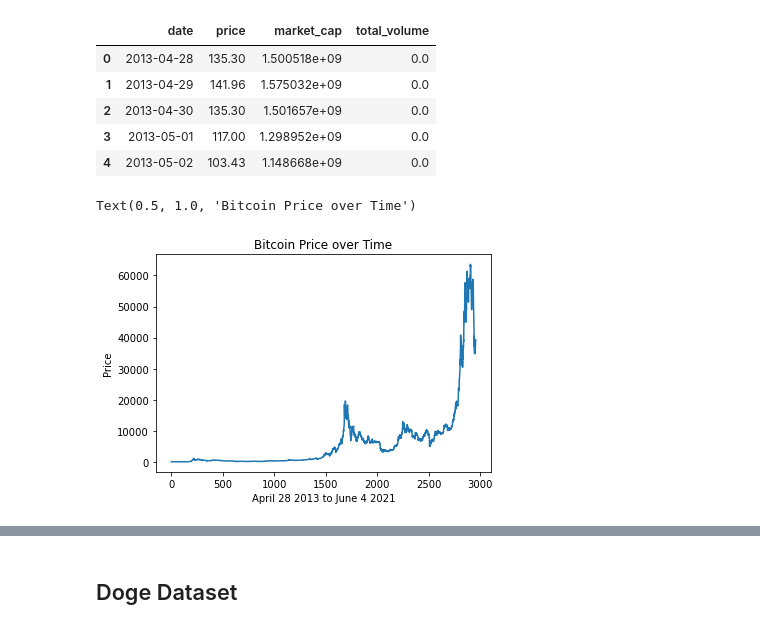
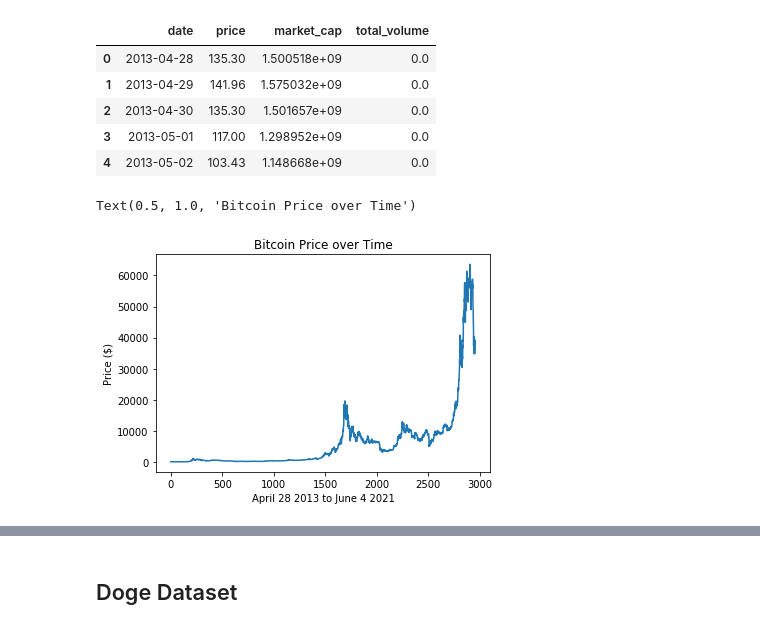
Before and after one commit to vchou105/COGS109FinalProject, a Jupyter notebook: DOGE-Bitcoin.ipynb, the cells around one changed output, grey strips where cells are left out. Drawn from its saved outputs; the diff is of its cells as text; code cells hidden in the pictures.

```diff
--- a/DOGE-Bitcoin.ipynb
+++ b/DOGE-Bitcoin.ipynb
@@ -60,16 +60,16 @@ BTC.head()
 # %%
 # using indices as dates
 x =BTC.index
 b_price=BTC.price
 x_label = 'April 28 2013 to June 4 2021'
 
 plt.plot(x, b_price)
 plt.xlabel(x_label)
-plt.ylabel('Price')
+plt.ylabel('Price ($)')
 plt.title('Bitcoin Price over Time')
 # %% [output]
 Text(0.5, 1.0, 'Bitcoin Price over Time')
-[figure, old version]
+[figure, new version]
 # %%
 b_cap= BTC.market_cap
 
```
Also changed, not shown: parts of 20 cells of this notebook.
